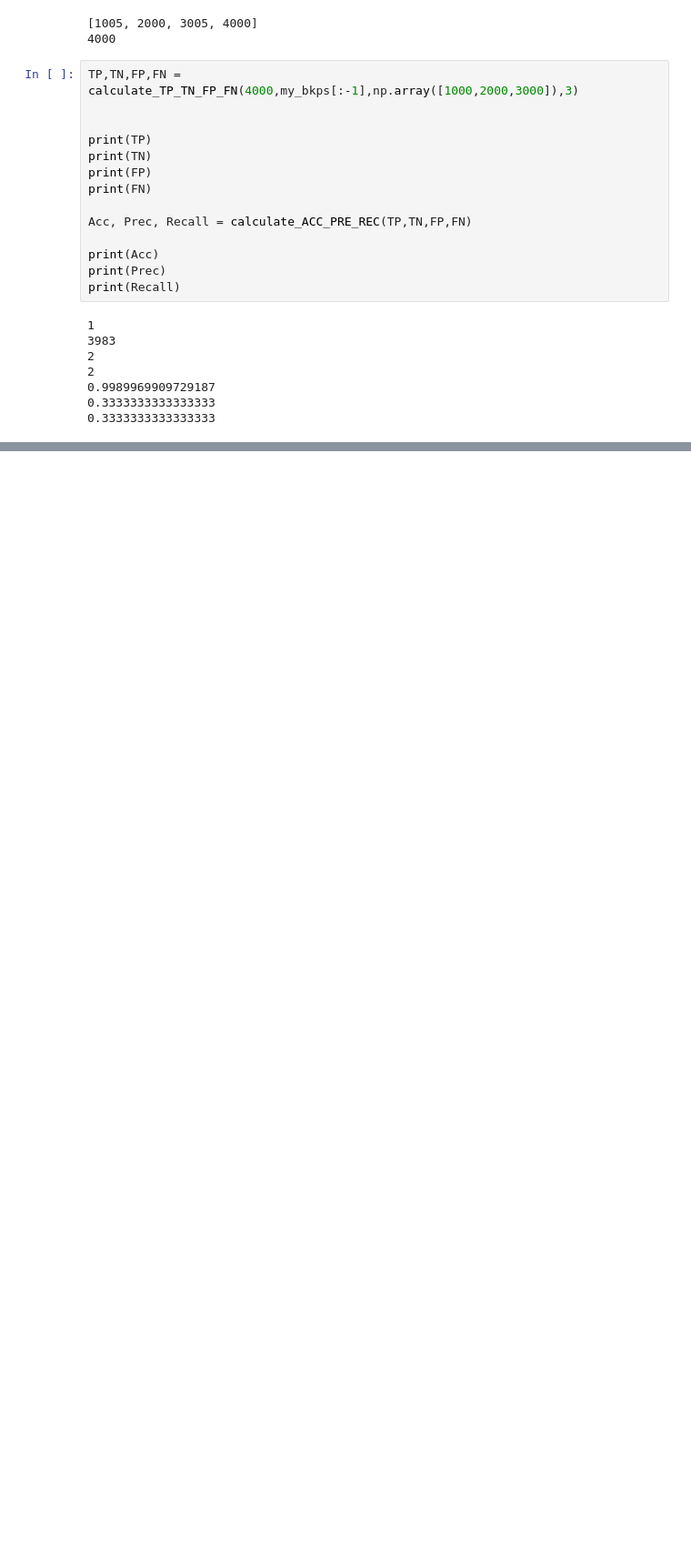
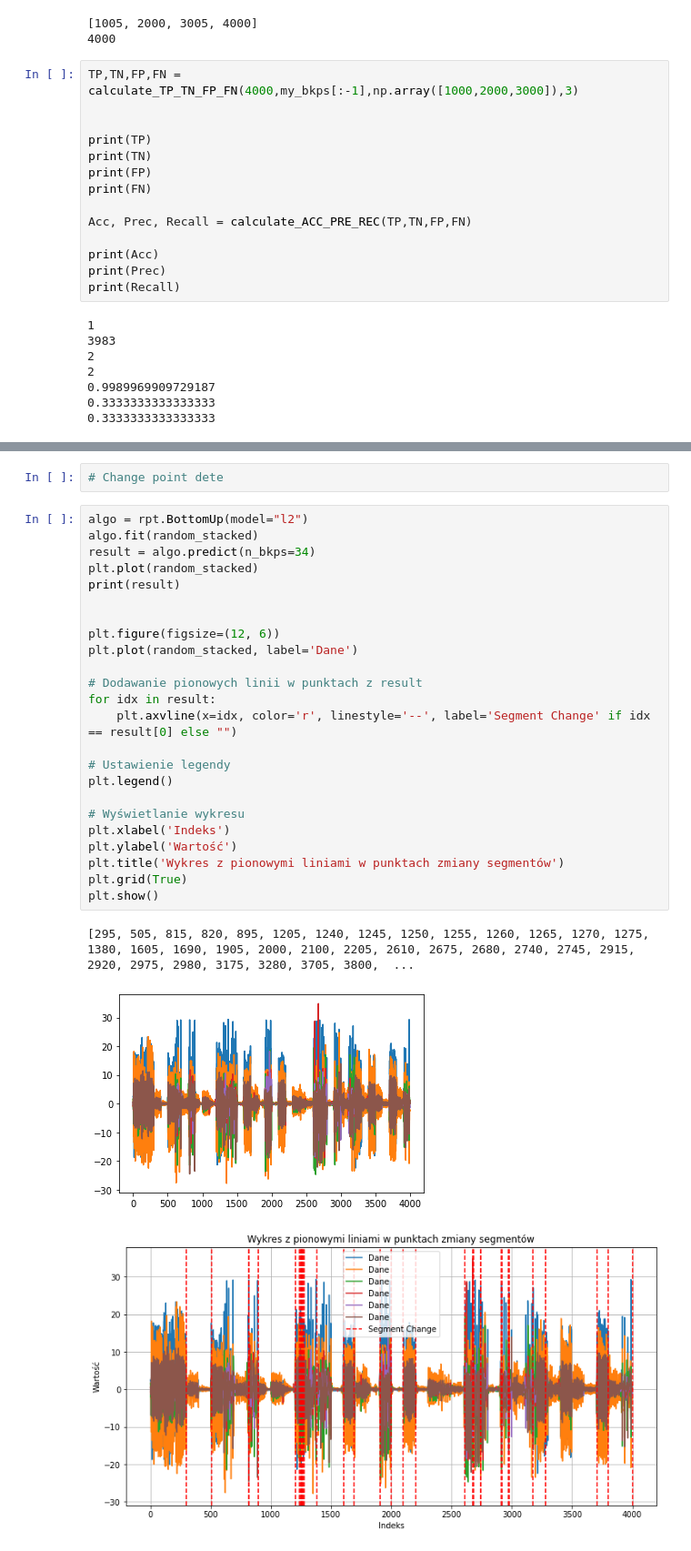
Before and after one commit to damjam212/TimeSeriesSegmentation, a Jupyter notebook: Data_segmentation.ipynb, the cells around one changed output, grey strips where cells are left out. Shown: that part at 91% size. Cells and saved outputs as stored; diff of their text form; blank space fills up the shorter version.

```diff
--- a/Data_segmentation.ipynb
+++ b/Data_segmentation.ipynb
@@ -300,0 +305,30 @@ AttributeError: 'tuple' object has no attribute 'iterrows'
+# %%
+# Change point dete
+# %%
+algo = rpt.BottomUp(model="l2")
+algo.fit(random_stacked)
+result = algo.predict(n_bkps=34)
+plt.plot(random_stacked)
+print(result)
+
+
+plt.figure(figsize=(12, 6))
+plt.plot(random_stacked, label='Dane')
+
+# Dodawanie pionowych linii w punktach z result
+for idx in result:
+    plt.axvline(x=idx, color='r', linestyle='--', label='Segment Change' if idx == result[0] else "")
+
+# Ustawienie legendy
+plt.legend()
+
+# Wyświetlanie wykresu
+plt.xlabel('Indeks')
+plt.ylabel('Wartość')
+plt.title('Wykres z pionowymi liniami w punktach zmiany segmentów')
+plt.grid(True)
+plt.show()
+# %% [output]
+[295, 505, 815, 820, 895, 1205, 1240, 1245, 1250, 1255, 1260, 1265, 1270, 1275, 1380, 1605, 1690, 1905, 2000, 2100, 2205, 2610, 2675, 2680, 2740, 2745, 2915, 2920, 2975, 2980, 3175, 3280, 3705, 3800,  ...
+[figure, added]
+[figure, added]
```
Also changed, not shown: parts of 3 cells of this notebook.
